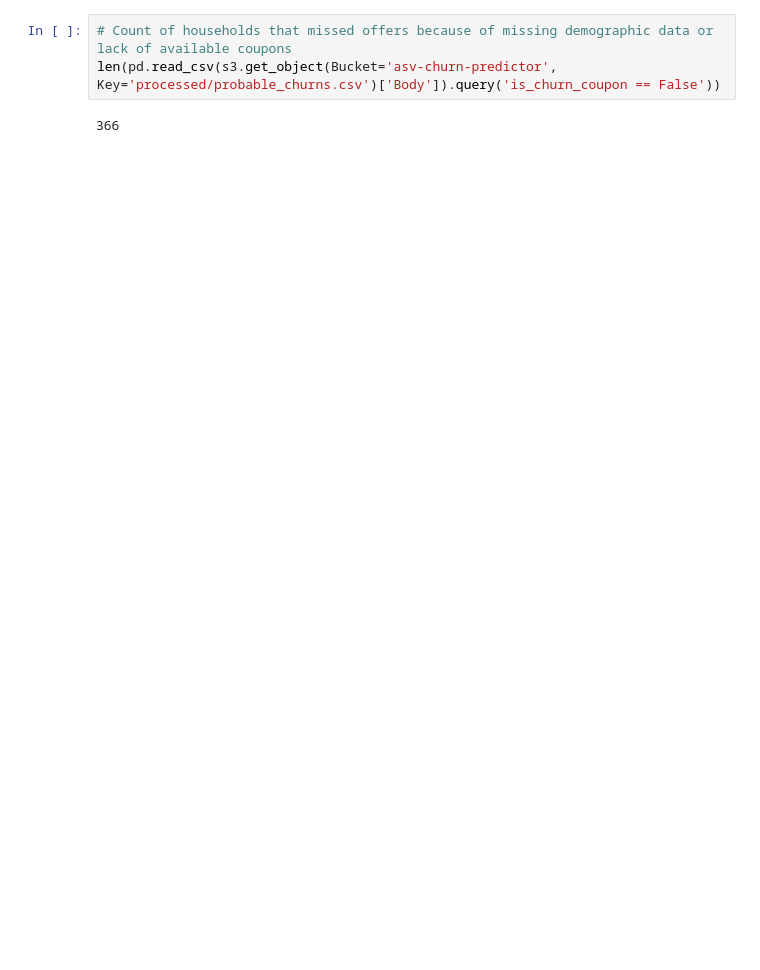
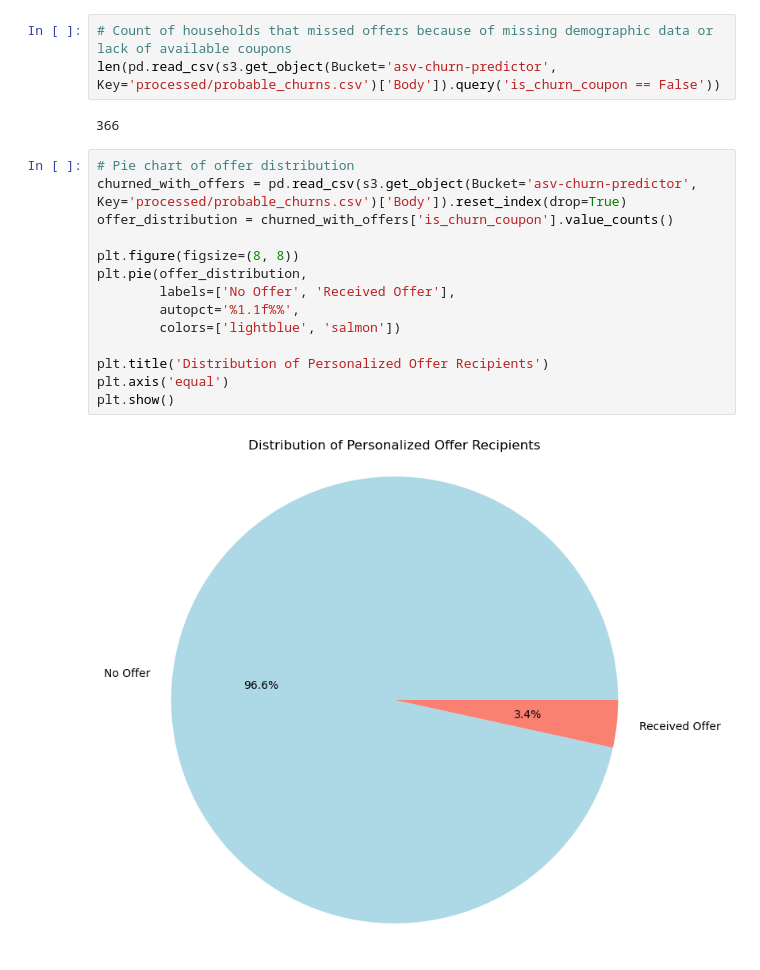
Before and after one commit to agrawalabr/churn-predictor, a Jupyter notebook: personalized-offers.ipynb, the cells around one changed output. Drawn from its saved outputs; the diff is of its cells as text; blank space fills up the shorter version.

```diff
--- a/personalized-offers.ipynb
+++ b/personalized-offers.ipynb
@@ -137,3 +139,19 @@ pd.read_csv(s3.get_object(Bucket='asv-churn-predictor', Key='processed/probable_
 len(pd.read_csv(s3.get_object(Bucket='asv-churn-predictor', Key='processed/probable_churns.csv')['Body']).query('is_churn_coupon == False'))
 # %% [output]
 366
+# %%
+# Pie chart of offer distribution
+churned_with_offers = pd.read_csv(s3.get_object(Bucket='asv-churn-predictor', Key='processed/probable_churns.csv')['Body']).reset_index(drop=True)
+offer_distribution = churned_with_offers['is_churn_coupon'].value_counts()
+
+plt.figure(figsize=(8, 8))
+plt.pie(offer_distribution,
+        labels=['No Offer', 'Received Offer'],
+        autopct='%1.1f%%',
+        colors=['lightblue', 'salmon'])
+
+plt.title('Distribution of Personalized Offer Recipients')
+plt.axis('equal')
+plt.show()
+# %% [output]
+[figure, added]
```
Also changed, not shown: parts of 3 cells of this notebook, 2 other files.
